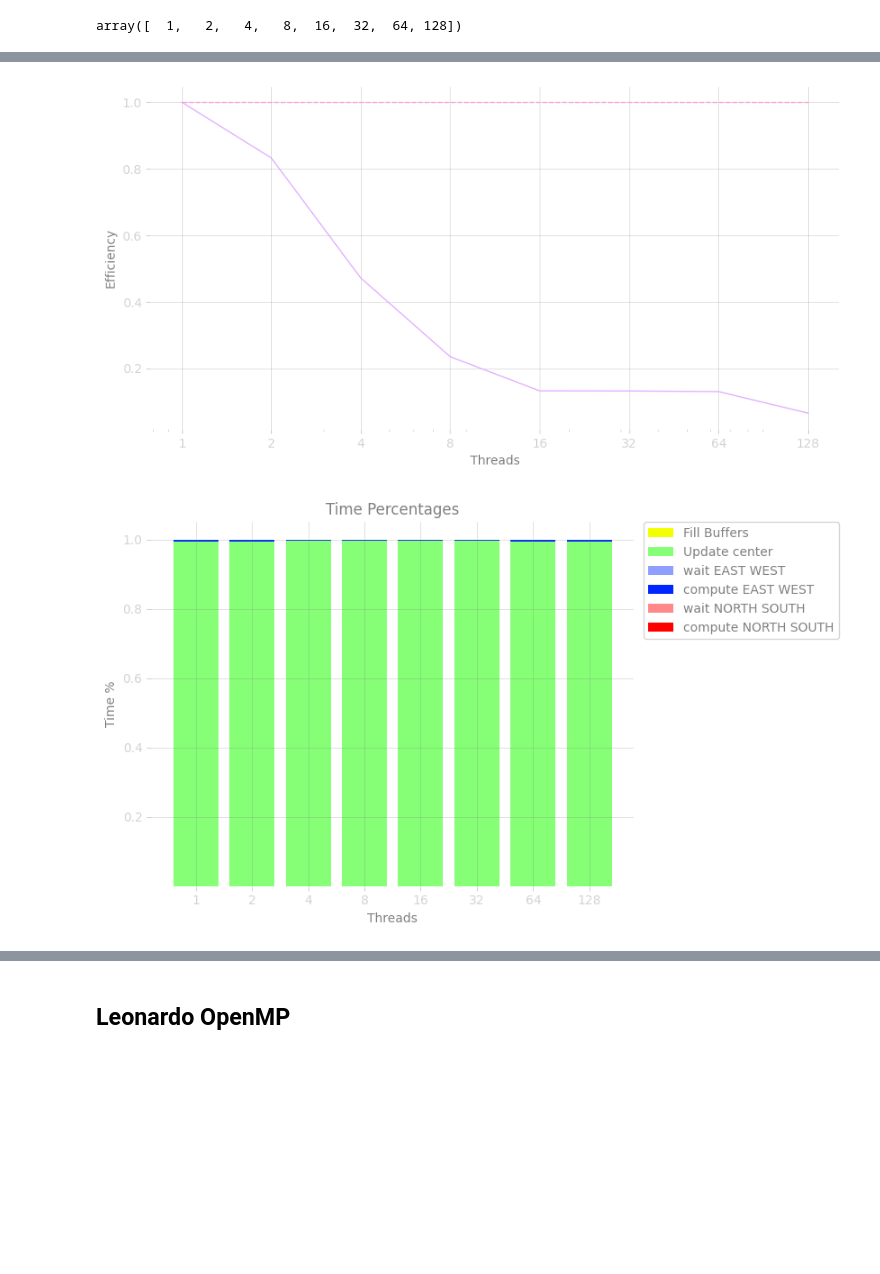
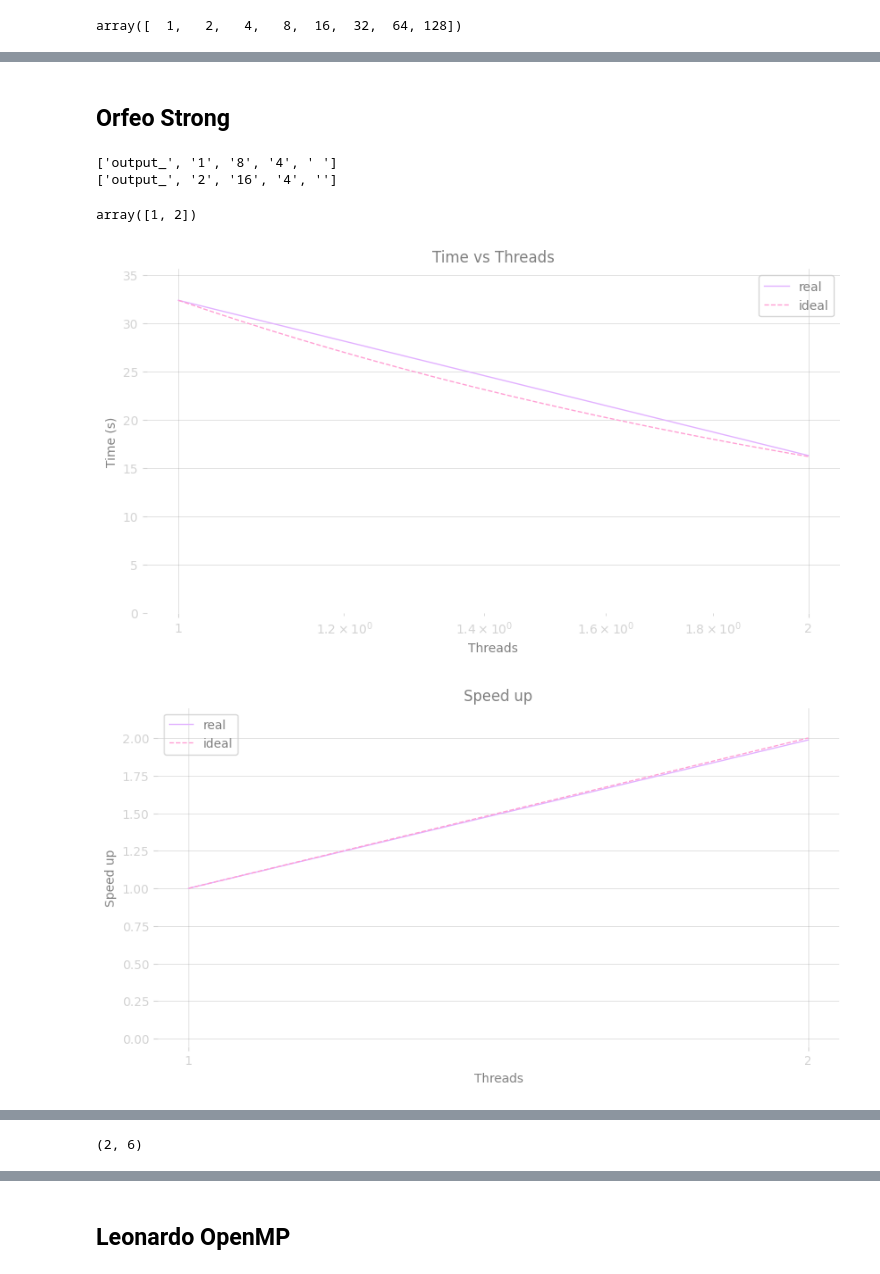
Before and after one commit to Davidezorz/HPCexam, a Jupyter notebook: output/plotResults.ipynb, the cells around one changed output, grey strips where cells are left out. Saved outputs shown, nothing was run; the diff lists cells and outputs as text; code cells hidden in the pictures; blank space fills up the shorter version.

```diff
--- a/output/plotResults.ipynb
+++ b/output/plotResults.ipynb
@@ -265,8 +414,17 @@ speedUp(array_T, array_time)
-# %%
-efficiency(array_T, array_time)
-# %% [output]
-[figure, removed]
-# %%
-percentagesPlot(array_T, array_time)
-# %% [output]
-[figure, removed]
+# %% [markdown]
+## Orfeo Strong
+# %%
+orfeoStrong_N, _, _, orfeoStrong_time, _ = collect_data("orfeo_", "Orfeo/Strong/")
+orfeoStrong_N
+# %% [output]
+['output_', '1', '8', '4', ' ']
+['output_', '2', '16', '4', '']
+array([1, 2])
+# %%
+plotTime(orfeoStrong_N, orfeoStrong_time)
+speedUp(orfeoStrong_N, orfeoStrong_time)
+efficiency(orfeoStrong_N, orfeoStrong_time)
+percentagesPlot(orfeoStrong_N, orfeoStrong_time)
+# %% [output]
+[figure, added]
+[figure, added]
@@ -272,0 +432 @@ percentagesPlot(array_T, array_time)
+(2, 6)
```
Also changed, not shown: parts of 39 cells of this notebook, 30 other files.
